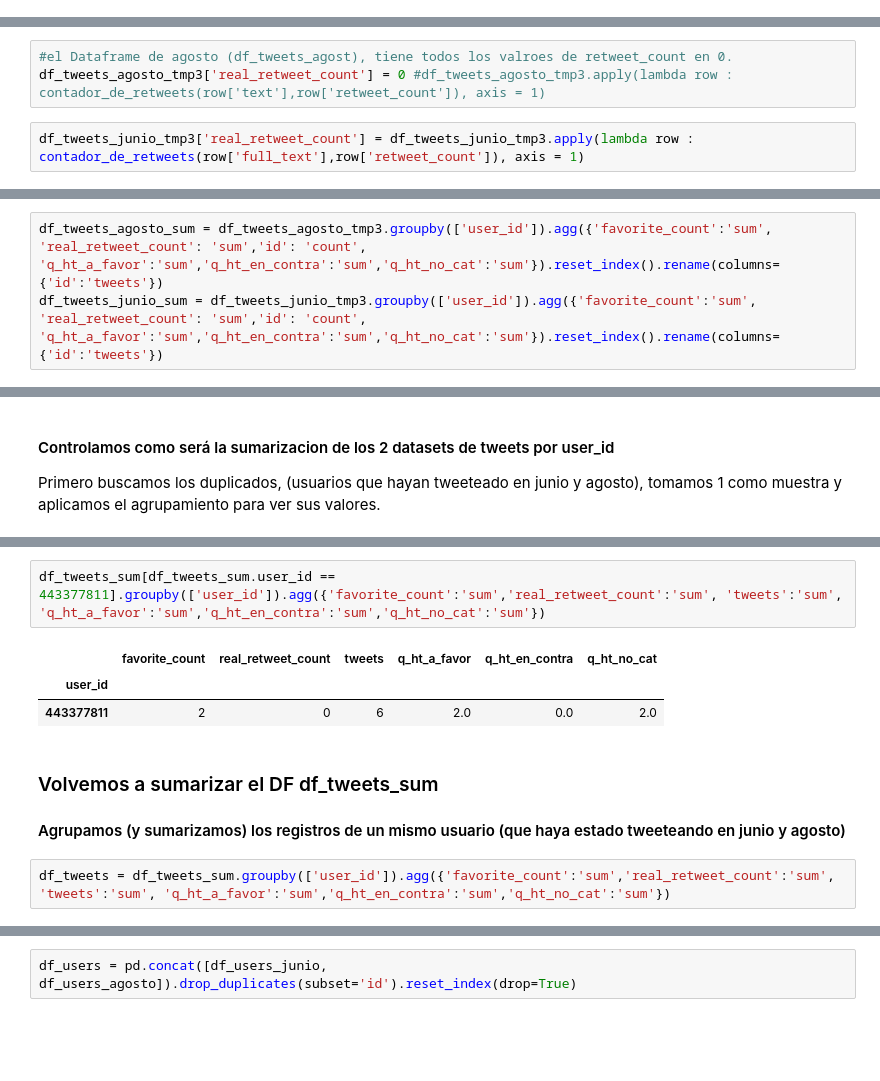
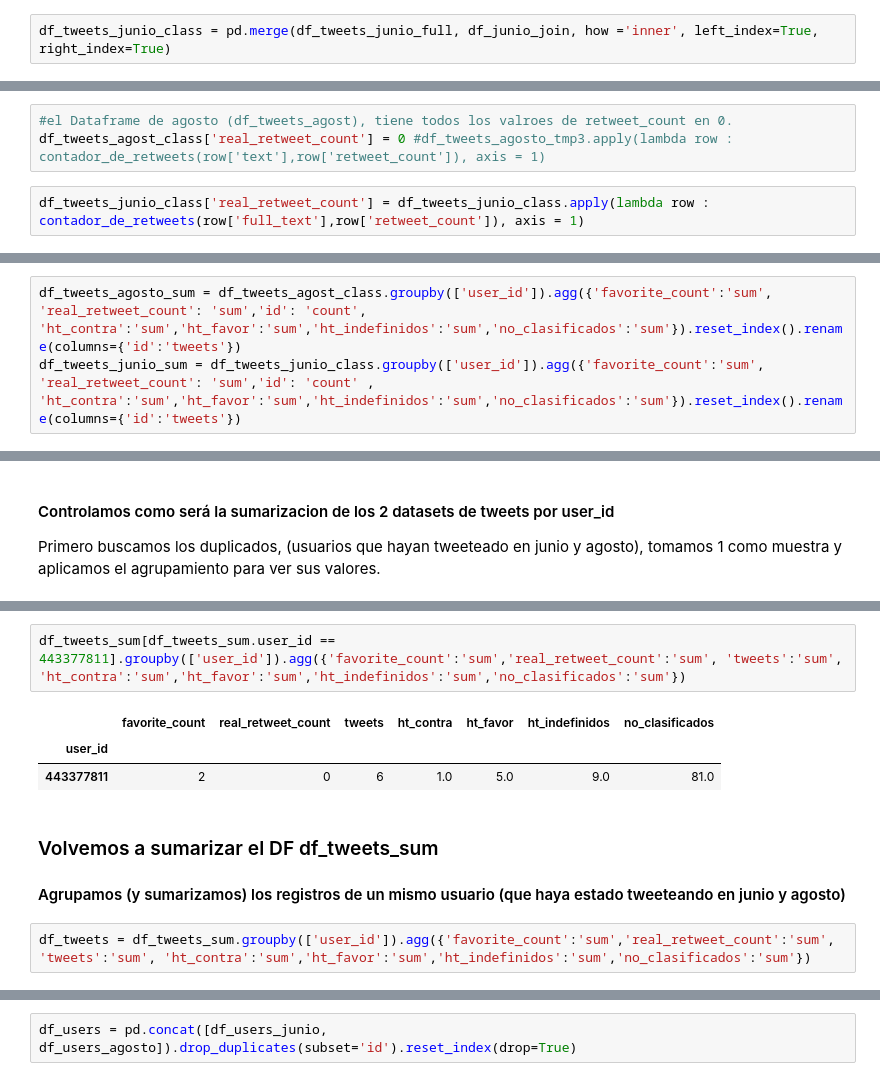
Before and after one commit to juan-analian/mentoria-diplodatos-2019, a Jupyter notebook: entrega_02.ipynb, the cells around one changed output, grey strips where cells are left out. Cells and saved outputs as stored; diff of their text form; blank space fills up the shorter version.

```diff
--- a/entrega_02.ipynb
+++ b/entrega_02.ipynb
@@ -264,0 +330,2 @@ df_tweets_junio_tmp3.head(5)
+# %%
+df_tweets_junio_class = pd.merge(df_tweets_junio_full, df_junio_join, how ='inner', left_index=True, right_index=True)
@@ -275,14 +354,14 @@ def contador_de_retweets(texto, retweet_count):
         return retweet_count
 # %%
 #el Dataframe de agosto (df_tweets_agost), tiene todos los valroes de retweet_count en 0.
-df_tweets_agosto_tmp3['real_retweet_count'] = 0 #df_tweets_agosto_tmp3.apply(lambda row : contador_de_retweets(row['text'],row['retweet_count']), axis = 1)
+df_tweets_agost_class['real_retweet_count'] = 0 #df_tweets_agosto_tmp3.apply(lambda row : contador_de_retweets(row['text'],row['retweet_count']), axis = 1)
 # %%
-df_tweets_junio_tmp3['real_retweet_count'] = df_tweets_junio_tmp3.apply(lambda row : contador_de_retweets(row['full_text'],row['retweet_count']), axis = 1)
+df_tweets_junio_class['real_retweet_count'] = df_tweets_junio_class.apply(lambda row : contador_de_retweets(row['full_text'],row['retweet_count']), axis = 1)
 # %% [markdown]
 ### Aplicamos una sumarizacion por user_id en cada uno de los dataframe de tweets de cada mes
 # %%
-df_tweets_agosto_sum = df_tweets_agosto_tmp3.groupby(['user_id']).agg({'favorite_count':'sum', 'real_retweet_count': 'sum','id': 'count', 'q_ht_a_favor':'sum','q_ht_en_contra':'sum','q_ht_no_cat':'sum'}).reset_index().rename(columns={'id':'tweets'})
-df_tweets_junio_sum = df_tweets_junio_tmp3.groupby(['user_id']).agg({'favorite_count':'sum', 'real_retweet_count': 'sum','id': 'count', 'q_ht_a_favor':'sum','q_ht_en_contra':'sum','q_ht_no_cat':'sum'}).reset_index().rename(columns={'id':'tweets'})
+df_tweets_agosto_sum = df_tweets_agost_class.groupby(['user_id']).agg({'favorite_count':'sum', 'real_retweet_count': 'sum','id': 'count', 'ht_contra':'sum','ht_favor':'sum','ht_indefinidos':'sum','no_clasificados':'sum'}).reset_index().rename(columns={'id':'tweets'})
+df_tweets_junio_sum = df_tweets_junio_class.groupby(['user_id']).agg({'favorite_count':'sum', 'real_retweet_count': 'sum','id': 'count' , 'ht_contra':'sum','ht_favor':'sum','ht_indefinidos':'sum','no_clasificados':'sum'}).reset_index().rename(columns={'id':'tweets'})
 # %%
 print("Filas y columnas")
 print("junio:" , df_tweets_junio_sum.shape)
@@ -308,14 +387,14 @@ df_tweets_sum[df_tweets_sum.user_id == 443377811]
 # %%
-df_tweets_sum[df_tweets_sum.user_id == 443377811].groupby(['user_id']).agg({'favorite_count':'sum','real_retweet_count':'sum', 'tweets':'sum', 'q_ht_a_favor':'sum','q_ht_en_contra':'sum','q_ht_no_cat':'sum'})
+df_tweets_sum[df_tweets_sum.user_id == 443377811].groupby(['user_id']).agg({'favorite_count':'sum','real_retweet_count':'sum', 'tweets':'sum', 'ht_contra':'sum','ht_favor':'sum','ht_indefinidos':'sum','no_clasificados':'sum'})
 # %% [output]
-|  | favorite_count | real_retweet_count | tweets | q_ht_a_favor | q_ht_en_contra | q_ht_no_cat |
-| user_id |  |  |  |  |  |  |
-| 443377811 | 2 | 0 | 6 | 2.0 | 0.0 | 2.0 |
+|  | favorite_count | real_retweet_count | tweets | ht_contra | ht_favor | ht_indefinidos | no_clasificados |
+| user_id |  |  |  |  |  |  |  |
+| 443377811 | 2 | 0 | 6 | 1.0 | 5.0 | 9.0 | 81.0 |
 # %% [markdown]
 ### Volvemos a sumarizar el DF df_tweets_sum
 ####  Agrupamos (y sumarizamos) los registros de un mismo usuario (que haya estado tweeteando en junio y agosto)
 # %%
-df_tweets = df_tweets_sum.groupby(['user_id']).agg({'favorite_count':'sum','real_retweet_count':'sum', 'tweets':'sum', 'q_ht_a_favor':'sum','q_ht_en_contra':'sum','q_ht_no_cat':'sum'})
+df_tweets = df_tweets_sum.groupby(['user_id']).agg({'favorite_count':'sum','real_retweet_count':'sum', 'tweets':'sum', 'ht_contra':'sum','ht_favor':'sum','ht_indefinidos':'sum','no_clasificados':'sum'})
 # %%
 df_tweets.head(10)
 # %% [output]
```
Also changed, not shown: parts of 62 cells of this notebook, 2 other files.
